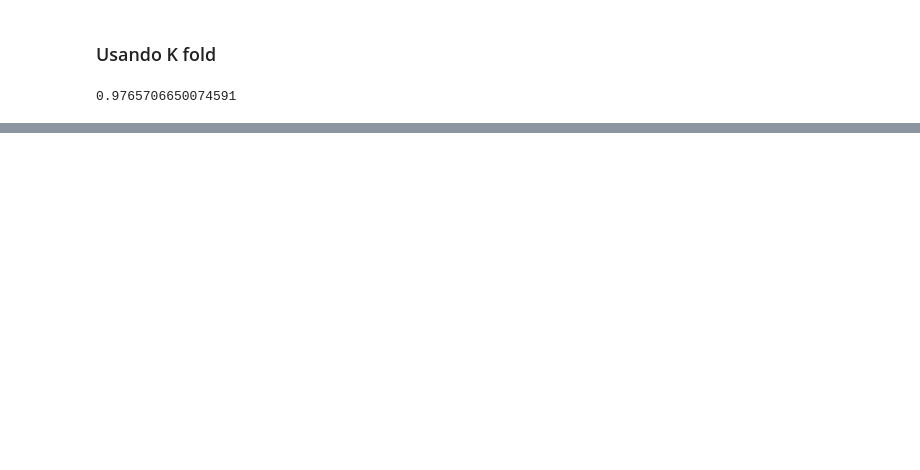
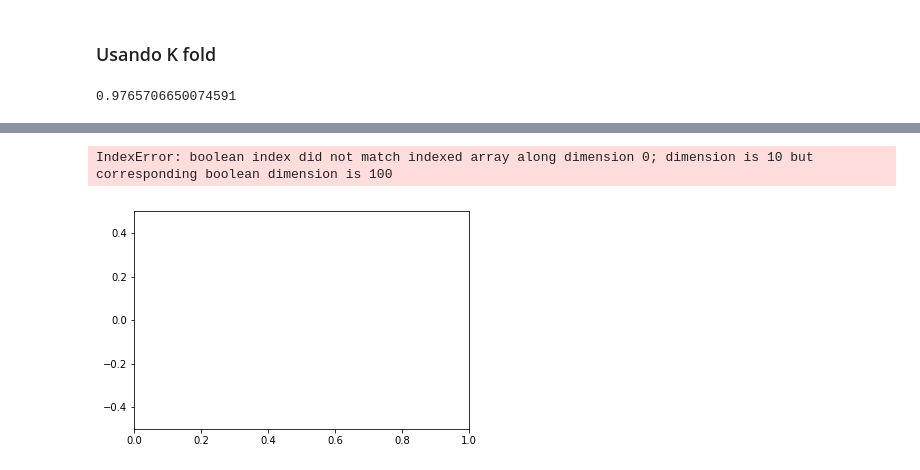
Before and after one commit to silviotassini/kaggle, a Jupyter notebook: Digit-Recognizer/DigitRecognizerMLP.ipynb, the cells around one changed output, grey strips where cells are left out. Cells and saved outputs as stored; diff of their text form; code cells hidden in the pictures; blank space fills up the shorter version.

Commit message:
exemplo com matriz de confusão

```diff
--- a/Digit-Recognizer/DigitRecognizerMLP.ipynb
+++ b/Digit-Recognizer/DigitRecognizerMLP.ipynb
@@ -118,0 +122,3 @@ scores.mean()
+# %%
+matriz_conf = confusion_matrix(y_test, pred_mlp)
+print(matriz_conf)
@@ -118,0 +136,8 @@ scores.mean()
+# %%
+import seaborn as sn
+import matplotlib.pyplot as plt
+sn.swarmplot(matriz_conf, annot=False)
+plt.show()
+# %% [output]
+IndexError: boolean index did not match indexed array along dimension 0; dimension is 10 but corresponding boolean dimension is 100
+[figure, added]
```
Also changed, not shown: parts of 4 cells of this notebook.
